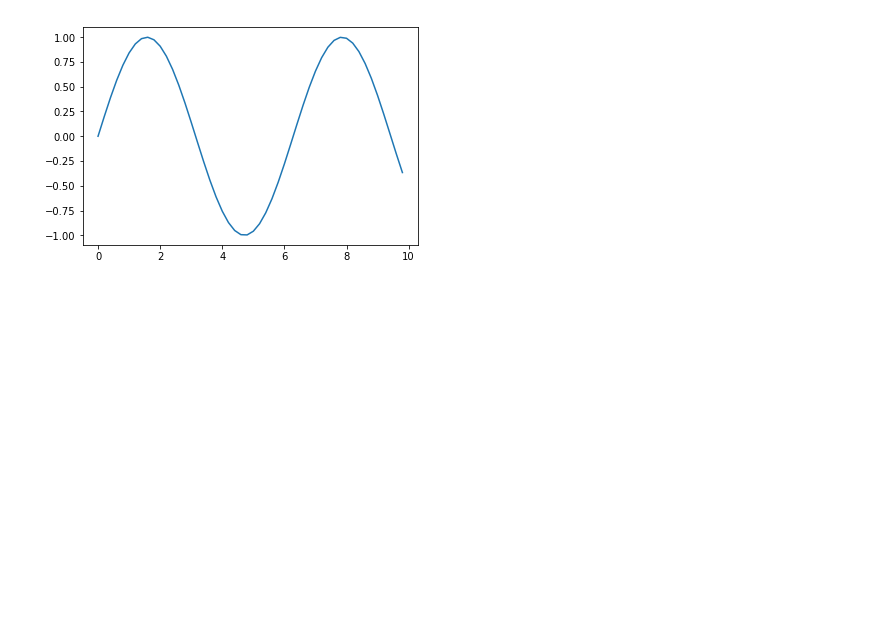
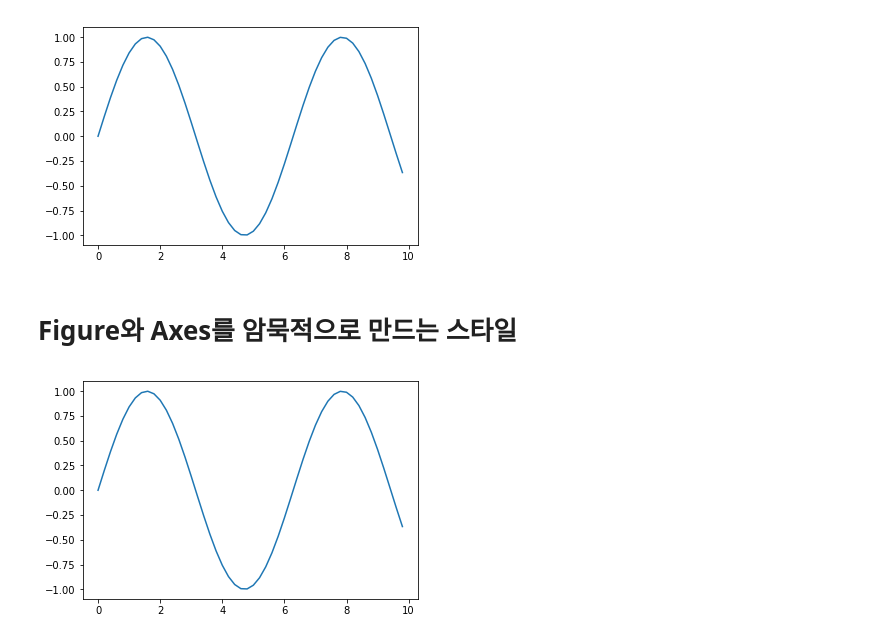
Before and after one commit to jhkim06/TFS, a Jupyter notebook: Tutorials/matplotlib_note/Matplotlib note.ipynb, the cells around one changed output. Drawn from its saved outputs; the diff is of its cells as text; code cells hidden in the pictures; blank space fills up the shorter version.

```diff
--- a/Tutorials/matplotlib_note/Matplotlib note.ipynb
+++ b/Tutorials/matplotlib_note/Matplotlib note.ipynb
@@ -35,0 +46,7 @@ plt.show()               # jupyter-note를 사용하는 경우 불필요
+# %% [markdown]
+# Figure와 Axes를 암묵적으로 만드는 스타일
+# %%
+plt.plot(x, y)           # Figure와 axes가 없을 경우 자동으로 생성한다.
+plt.show()               # jupyter-note를 사용하는 경우 불필요
+# %% [output]
+[figure, added]
```
Also changed, not shown: parts of 4 cells of this notebook.
